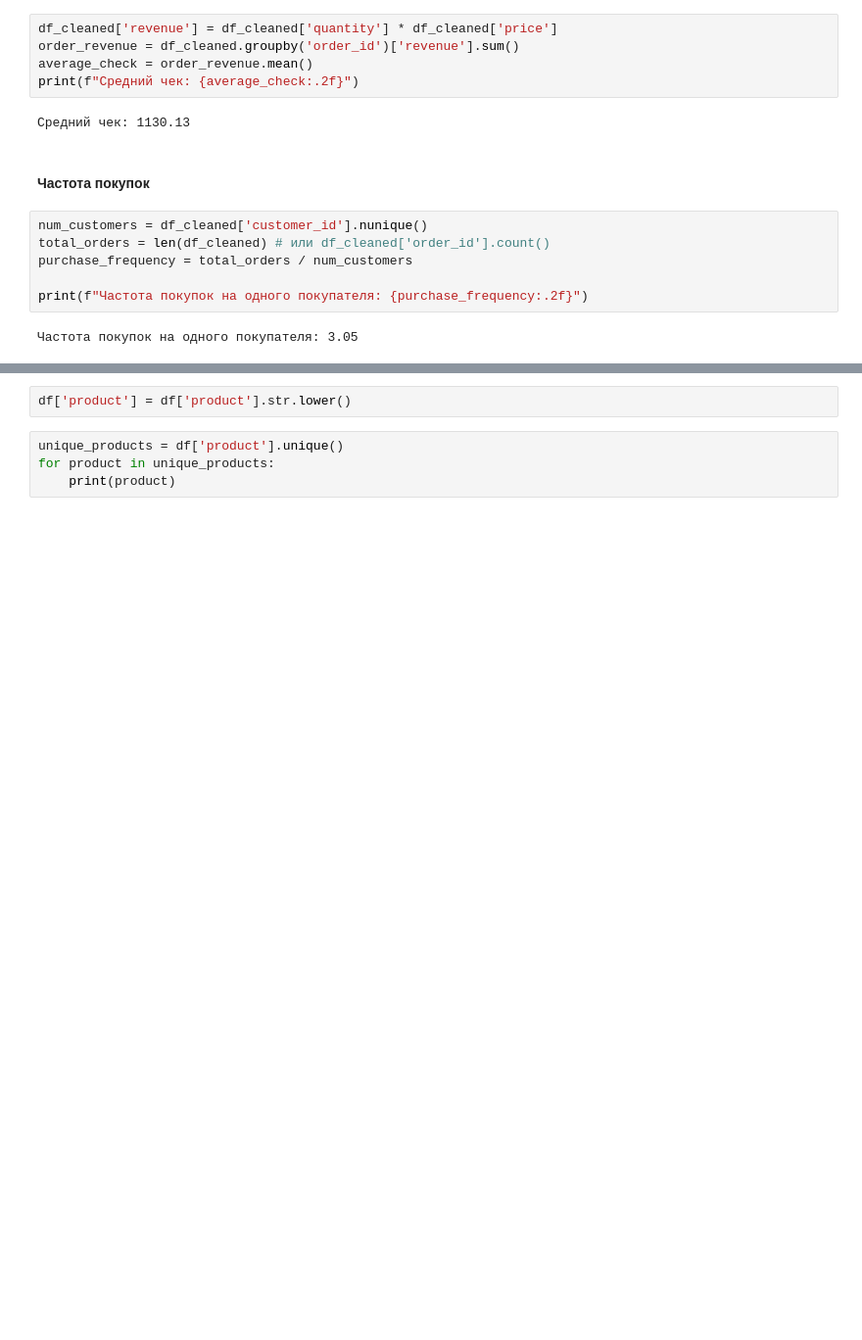
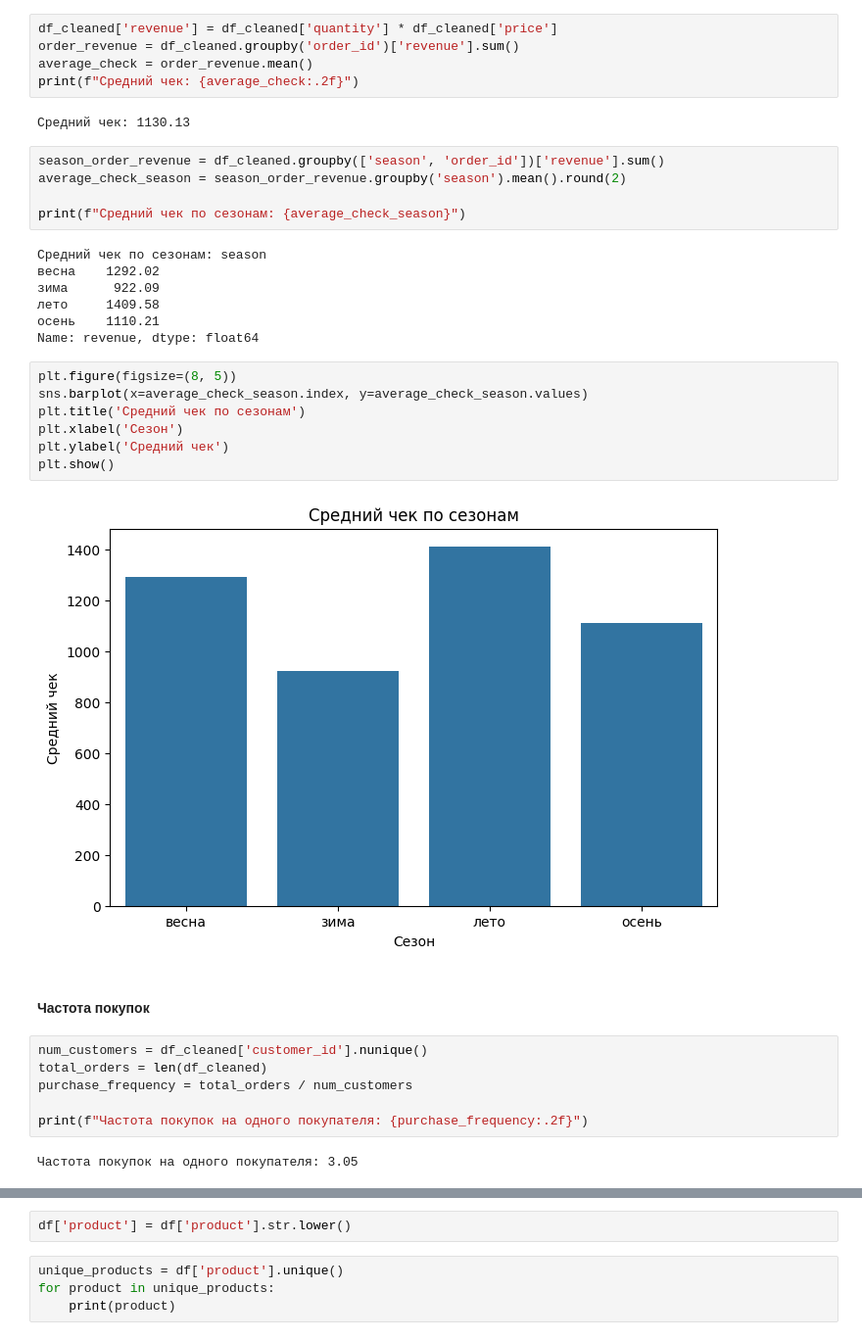
Before and after one commit to VKonstantinV/Git_Kon, a Jupyter notebook: Untitled4.ipynb, the cells around one changed output, grey strips where cells are left out. Shown at 98% size. Drawn from its saved outputs; the diff is of its cells as text; blank space fills up the shorter version.

```diff
--- a/Untitled4.ipynb
+++ b/Untitled4.ipynb
@@ -717,11 +738,32 @@ average_check = order_revenue.mean()
 print(f"Средний чек: {average_check:.2f}")
 # %% [output]
 Средний чек: 1130.13
+# %%
+season_order_revenue = df_cleaned.groupby(['season', 'order_id'])['revenue'].sum()
+average_check_season = season_order_revenue.groupby('season').mean().round(2)
+
+print(f"Средний чек по сезонам: {average_check_season}")
+# %% [output]
+Средний чек по сезонам: season
+весна    1292.02
+зима      922.09
+лето     1409.58
+осень    1110.21
+Name: revenue, dtype: float64
+# %%
+plt.figure(figsize=(8, 5))
+sns.barplot(x=average_check_season.index, y=average_check_season.values)
+plt.title('Средний чек по сезонам')
+plt.xlabel('Сезон')
+plt.ylabel('Средний чек')
+plt.show()
+# %% [output]
+[figure, added]
 # %% [markdown]
 #### Частота покупок
 # %%
 num_customers = df_cleaned['customer_id'].nunique()
-total_orders = len(df_cleaned) # или df_cleaned['order_id'].count()
+total_orders = len(df_cleaned)
 purchase_frequency = total_orders / num_customers
 
 print(f"Частота покупок на одного покупателя: {purchase_frequency:.2f}")
```
Also changed, not shown: parts of 10 cells of this notebook.
